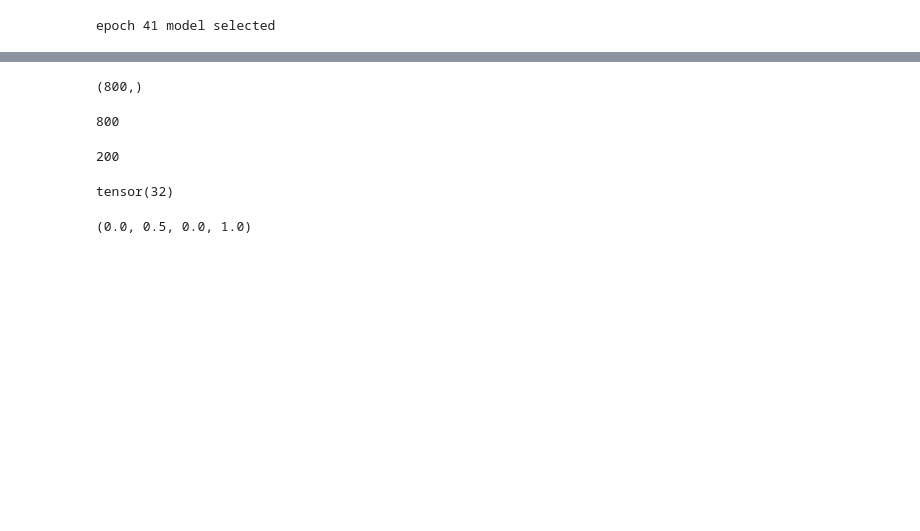
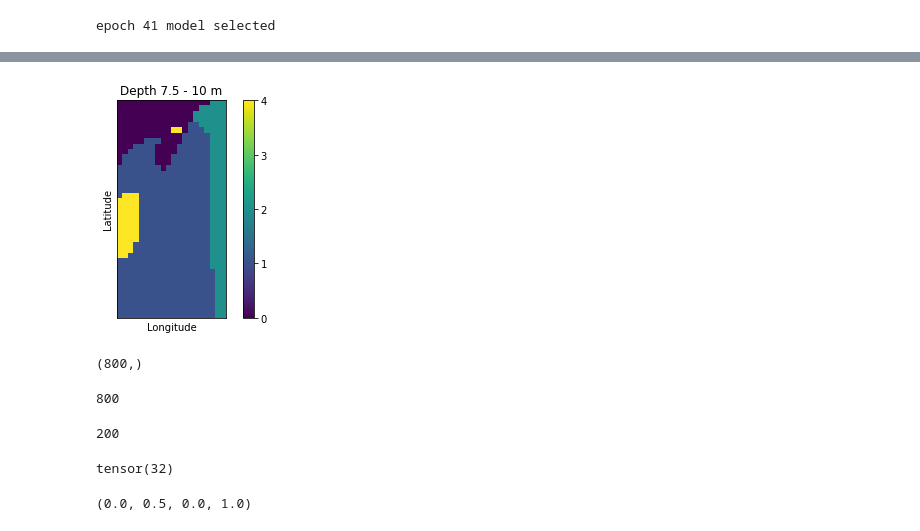
Before and after one commit to bqianz/film, a Jupyter notebook: mlpfilm_ice.ipynb, the cells around one changed output, grey strips where cells are left out. Cells and saved outputs as stored; diff of their text form; code cells hidden in the pictures; blank space fills up the shorter version.

```diff
--- a/mlpfilm_ice.ipynb
+++ b/mlpfilm_ice.ipynb
@@ -892,6 +898,6 @@ with torch.no_grad():
     predicted = max_results.indices
     certainty = max_results.values
 
-predicted = predicted.reshape(n_lng, n_lat, n_depth)
+predicted = predicted.reshape(n_lat, n_lng, n_depth)
 # %% [output]
 epoch 41 model selected
@@ -904,5 +908,36 @@ torch.Size([20, 40, 10])
 # %%
 predicted_2d = torch.sum(predicted, dim = -1)
+# %%
+plt.imshow(predicted[:,:,3].cpu(), vmin=0, vmax=4)
+cbar = plt.colorbar()
+cbar.set_ticks([0, 1, 2,3, 4])
+# cbar.set_ticklabels(["A", "B", "C", "D"])
+# plt.colorbar().ax.set_yticklabels(['0', '', '1', '', '2','', '3','', '4'])  # vertically oriented colorbar
+
+plt.title("Depth 7.5 - 10 m")
+plt.xlabel('Longitude')
+plt.ylabel('Latitude')
+
+plt.tick_params(
+    axis='x',          # changes apply to the x-axis
+    which='both',      # both major and minor ticks are affected
+    bottom=False,      # ticks along the bottom edge are off
+    top=False,         # ticks along the top edge are off
+    labelbottom=False) # labels along the bottom edge are off
+
+plt.tick_params(
+    axis='y',          # changes apply to the x-axis
+    which='both',      # both major and minor ticks are affected
+    left=False,      # ticks along the bottom edge are off
+    right=False,         # ticks along the top edge are off
+    labelleft=False) # labels along the bottom edge are off
+
+# frame = plt.gca()
+# frame.axes.get_xaxis().set_visible(False)
+# frame.axes.get_yaxis().set_visible(False)
+plt.show()
+# %% [output]
+[figure, added]
 # %%
 import gmplot as gp
 # %%
```
Also changed, not shown: parts of 29 cells of this notebook.
